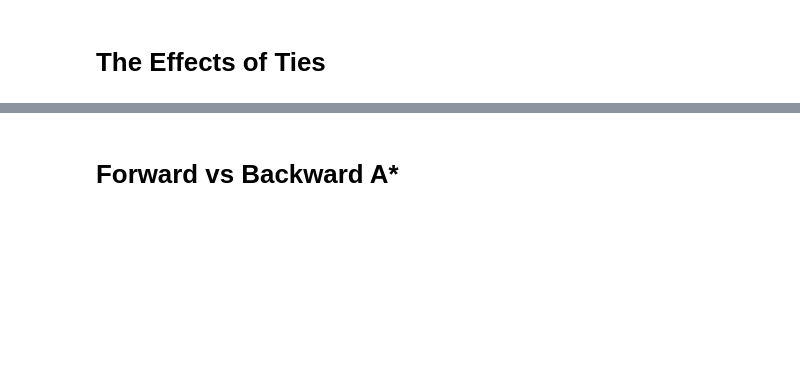
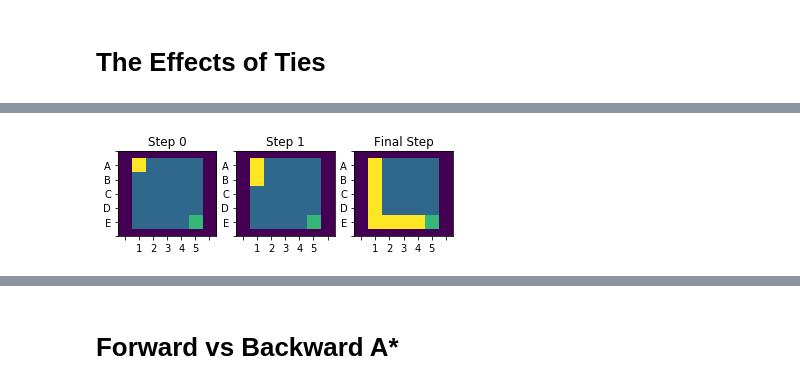
Before and after one commit to brianyi14/fast-trajectory-replanning, a Jupyter notebook: report_code.ipynb, the cells around one changed output, grey strips where cells are left out. Cells and saved outputs as stored; diff of their text form; code cells hidden in the pictures; blank space fills up the shorter version.

```diff
--- a/report_code.ipynb
+++ b/report_code.ipynb
@@ -655,0 +1168,48 @@ def print_agent_map(final_path, total_states):
+# %%
+grid = [[1 for j in range(7)] for i in range(7)]
+
+for i in range(7):
+    grid[0][i] = 0
+    grid[6][i] = 0
+    grid[i][0] = 0
+    grid[i][6] = 0
+grid[1][1] = 3
+grid[5][5] = 2
+
+grid2 = deepcopy(grid)
+grid2[2][1] = 3
+
+grid3 = deepcopy(grid)
+for i in range(4):
+    grid3[i+2][1] = 3
+    grid3[5][i+1] = 3
+
+grid_np = np.asarray(grid)
+grid_np2 = np.asarray(grid2)
+grid_np3 = np.asarray(grid3)
+
+
+fig, ax = plt.subplots(1, 3)
+ax[0].imshow(grid_np)
+ax[1].imshow(grid_np2)
+ax[2].imshow(grid_np3)
+
+ax[0].set(title='Step 0',
+          xticks=np.arange(0, 7, step=1),
+          xticklabels=['', '1', '2', '3', '4', '5', ''],
+          yticks=np.arange(0, 7, step=1),
+          yticklabels=['', 'A', 'B', 'C', 'D', 'E', ''])
+
+ax[1].set(title='Step 1',
+          xticks=np.arange(0, 7, step=1),
+          xticklabels=['', '1', '2', '3', '4', '5', ''],
+          yticks=np.arange(0, 7, step=1),
+          yticklabels=['', 'A', 'B', 'C', 'D', 'E', ''])
+
+ax[2].set(title='Final Step',
+          xticks=np.arange(0, 7, step=1),
+          xticklabels=['', '1', '2', '3', '4', '5', ''],
+          yticks=np.arange(0, 7, step=1),
+          yticklabels=['', 'A', 'B', 'C', 'D', 'E', '']);
+# %% [output]
+[figure, added]
```
Also changed, not shown: parts of 64 cells of this notebook, 1 other file.
